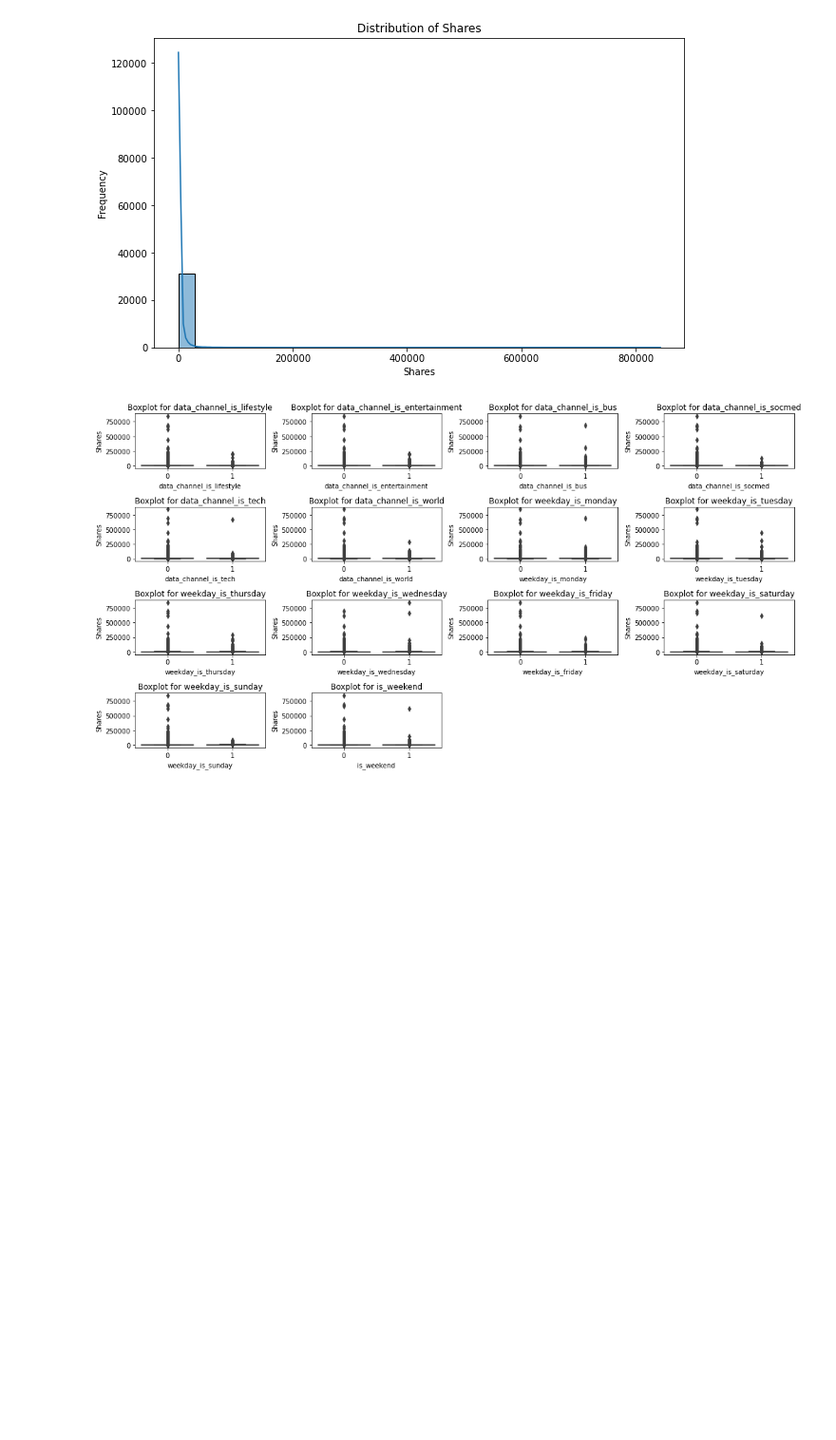
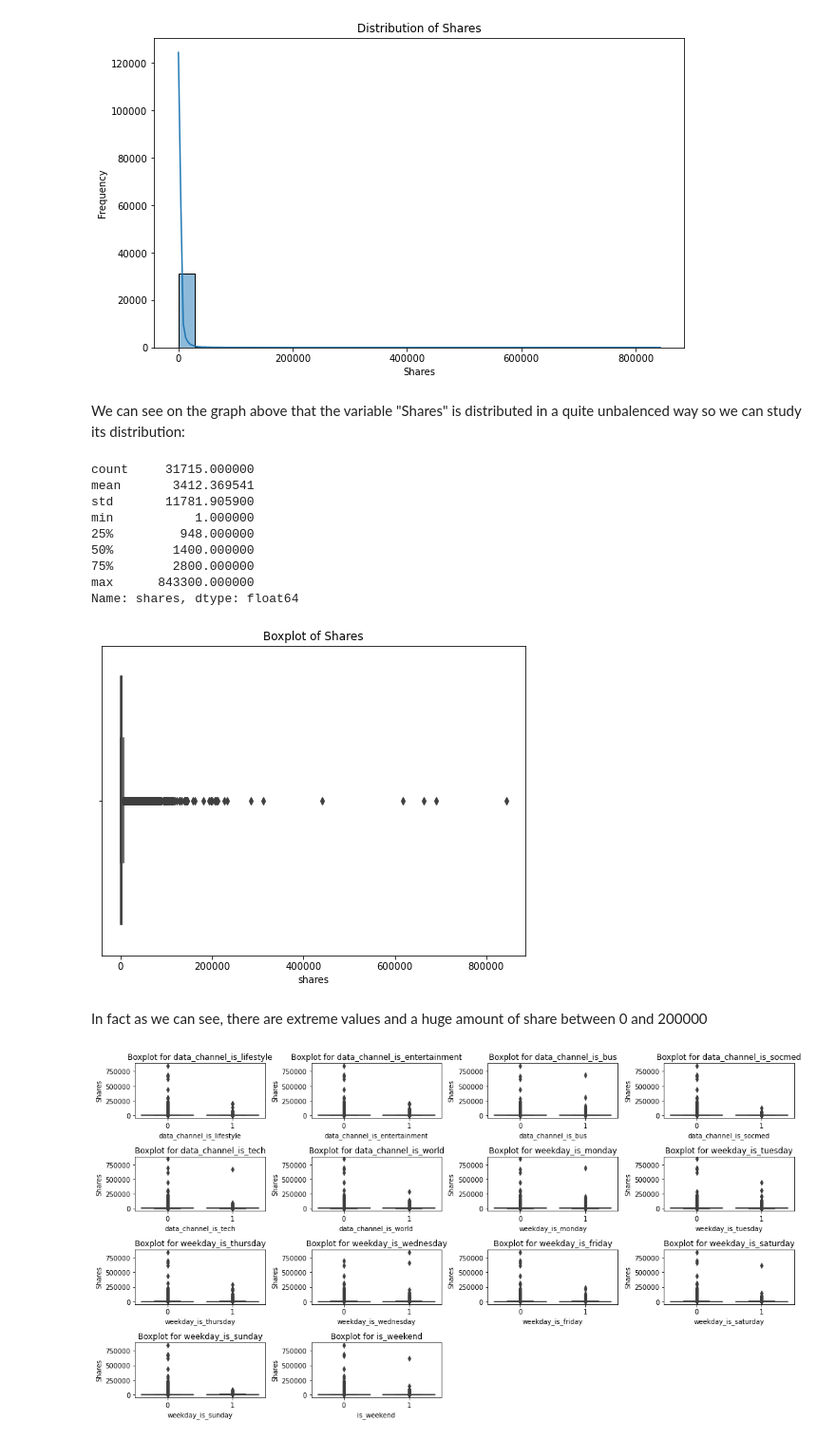
Before and after one commit to lucas-bar/python_final_project, a Jupyter notebook: final_project.ipynb, the cells around one changed output. Shown at 95% size. Saved outputs shown, nothing was run; the diff lists cells and outputs as text; code cells hidden in the pictures; blank space fills up the shorter version.

```diff
--- a/final_project.ipynb
+++ b/final_project.ipynb
@@ -182,6 +245,30 @@ plt.ylabel('Frequency')
 plt.show()
 # %% [output]
 [figure]
+# %% [markdown]
+We can see on the graph above that the variable "Shares" is distributed in a quite unbalenced way so we can study its distribution:
+# %%
+# Statistiques descriptives
+print(train_data['shares'].describe())
+
+# Boxplot
+plt.figure(figsize=(8, 6))
+sns.boxplot(train_data['shares'])
+plt.title('Boxplot of Shares')
+plt.show()
+# %% [output]
+count     31715.000000
+mean       3412.369541
+std       11781.905900
+min           1.000000
+25%         948.000000
+50%        1400.000000
+75%        2800.000000
+max      843300.000000
+Name: shares, dtype: float64
+[figure, added]
+# %% [markdown]
+In fact as we can see, there are extreme values and a huge amount of share between 0 and 200000
 # %%
 categorical_features = ['data_channel_is_lifestyle', 'data_channel_is_entertainment','data_channel_is_bus', 'data_channel_is_socmed','data_channel_is_tech', 'data_channel_is_world','weekday_is_monday','weekday_is_tuesday','weekday_is_thursday','weekday_is_wednesday','weekday_is_friday','weekday_is_saturday','weekday_is_sunday','is_weekend']
 
```
Also changed, not shown: parts of 12 cells of this notebook.
